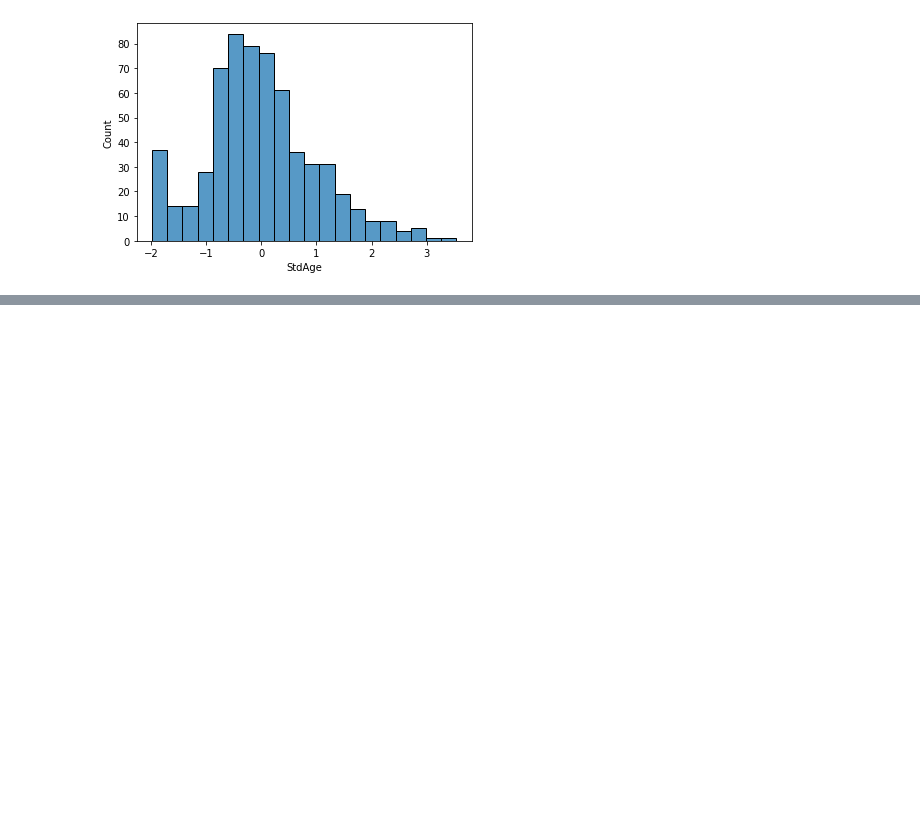
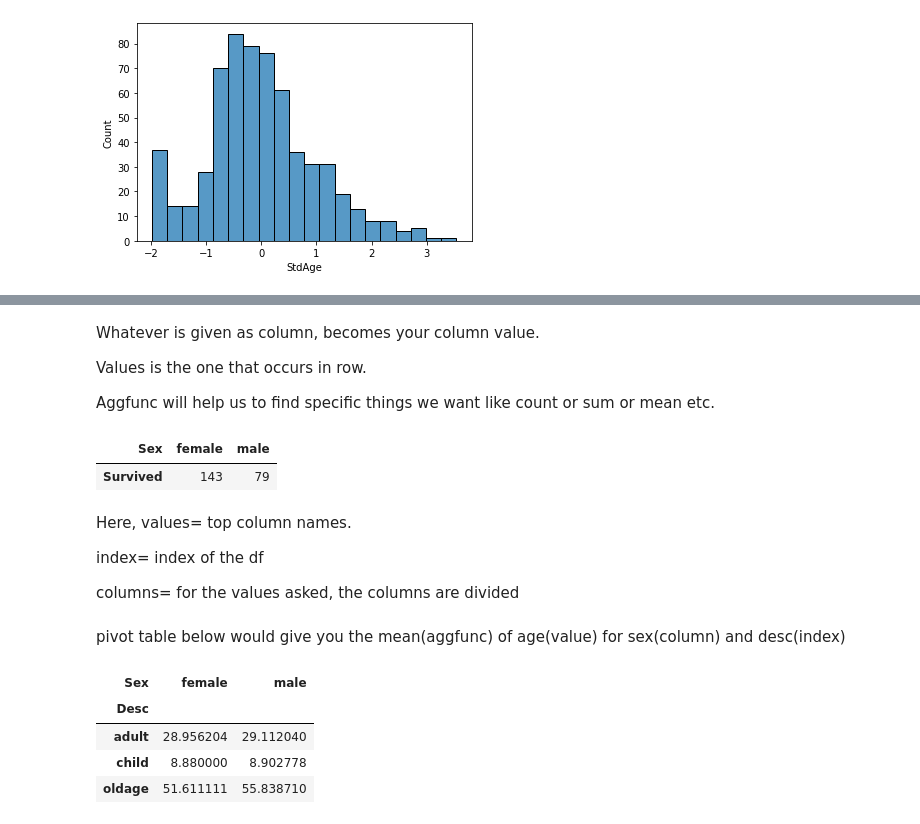
Before and after one commit to smruthi49/Kaggle-Notebooks, a Jupyter notebook: titanic-dataset-eda.ipynb, the cells around one changed output, grey strips where cells are left out. Cells and saved outputs as stored; diff of their text form; code cells hidden in the pictures; blank space fills up the shorter version.

```diff
--- a/titanic-dataset-eda.ipynb
+++ b/titanic-dataset-eda.ipynb
@@ -577,0 +619,27 @@ sns.histplot(data=df_new3['StdAge'])
+# %% [markdown]
+Whatever is given as column, becomes your column value.
+
+Values is the one that occurs in row.
+
+Aggfunc will help us to find specific things we want like count or sum or mean etc.
+# %%
+pd.pivot_table(df_new3,values='Survived',columns=['Sex'],aggfunc=np.sum)
+# %% [output]
+| Sex | female | male |
+| Survived | 143 | 79 |
+# %% [markdown]
+Here, values= top column names.
+
+index= index of the df
+
+columns= for the values asked, the columns are divided
+# %% [markdown]
+pivot table below would give you the mean(aggfunc) of age(value) for sex(column) and desc(index)
+# %%
+pd.pivot_table(df_new3,values='Age',index='Desc',columns=['Sex'],aggfunc=np.mean)
+# %% [output]
+| Sex | female | male |
+| Desc |  |  |
+| adult | 28.956204 | 29.112040 |
+| child | 8.880000 | 8.902778 |
+| oldage | 51.611111 | 55.838710 |
```
Also changed, not shown: parts of 13 cells of this notebook.
